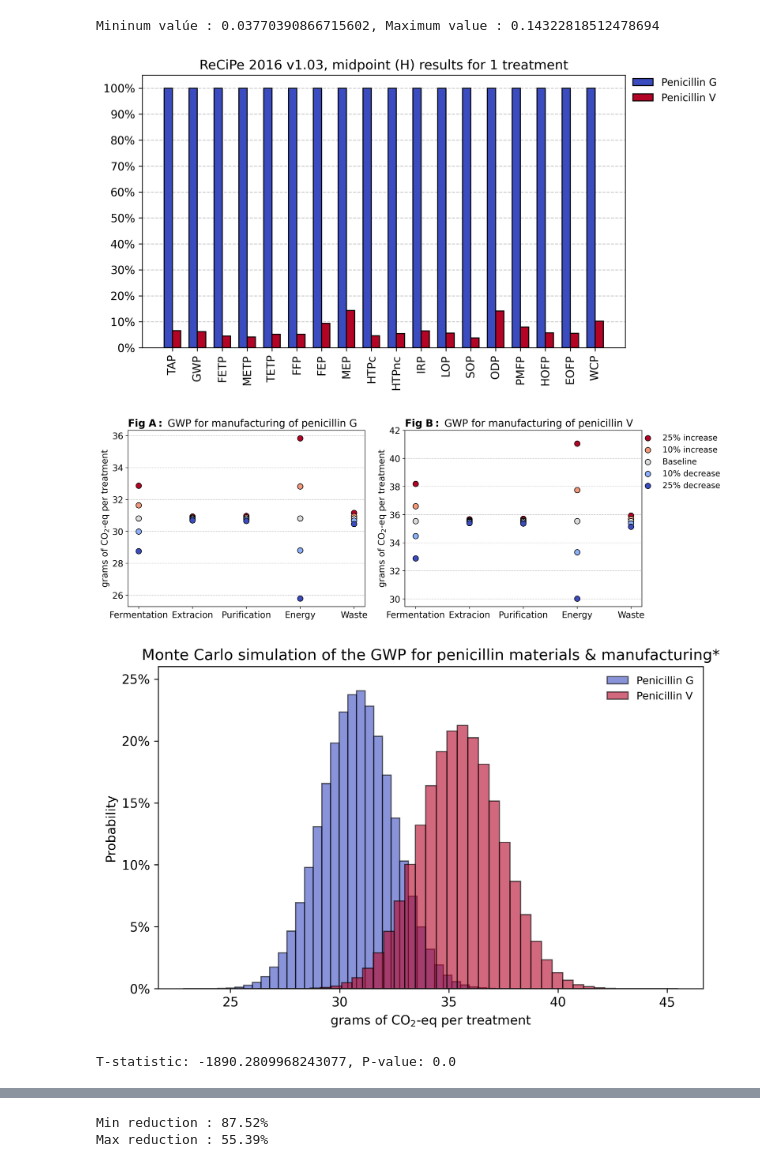
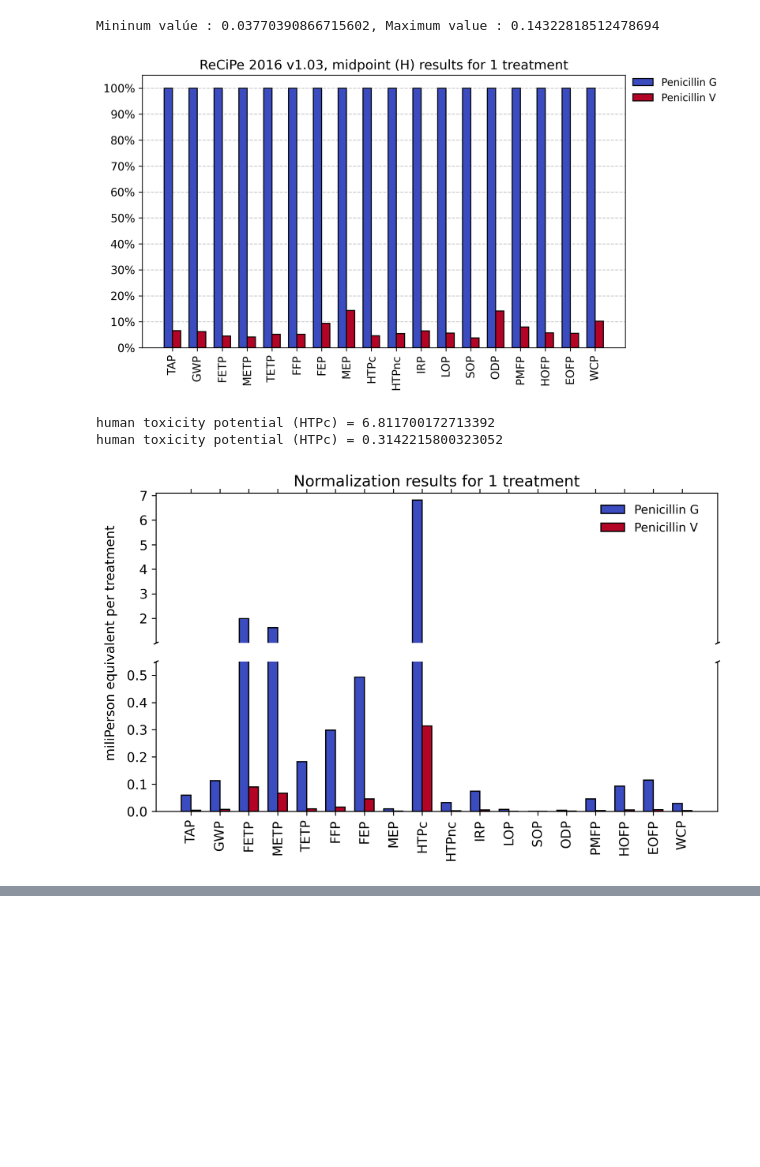
Before and after one commit to RuneWF/penicilin, a Jupyter notebook: Jupyter scripts/main.ipynb, the cells around one changed output, grey strips where cells are left out. Saved outputs shown, nothing was run; the diff lists cells and outputs as text; code cells hidden in the pictures; blank space fills up the shorter version.

```diff
--- a/Jupyter scripts/main.ipynb
+++ b/Jupyter scripts/main.ipynb
@@ -15,19 +15,19 @@ rl.reload_lib(m)
 # %%
 rl.reload_lib([m, rfig, st, stc, eol])
 
 calc = False
 reload = False
 sensitivty = False
 
 
 data = rfig.create_results_figures(calc=calc, reload=reload) # Calculating the results and creating the figures
-st.perform_sens_uncert_analysis(mc_base=10, mc_power=6, reload=reload, calc=calc, sensitivty=sensitivty)
+# st.perform_sens_uncert_analysis(mc_base=10, mc_power=6, reload=reload, calc=calc, sensitivty=sensitivty)
 if calc:
     init = m.main(path, matching_database)
     init.create_LCI_tables()
 # %% [output]
 Mininum valúe : 0.03770390866715602, Maximum value : 0.14322818512478694
 [figure]
+human toxicity potential (HTPc) = 6.811700172713392
+human toxicity potential (HTPc) = 0.3142215800323052
-[figure, old version]
+[figure, new version]
-[figure, removed]
-T-statistic: -1890.2809968243077, P-value: 0.0
@@ -36,2 +33,0 @@ T-statistic: -1890.2809968243077, P-value: 0.0
-Min reduction : 87.52%
-Max reduction : 55.39%
```
Also changed, not shown: parts of 1 cell of this notebook, 6 other files.
